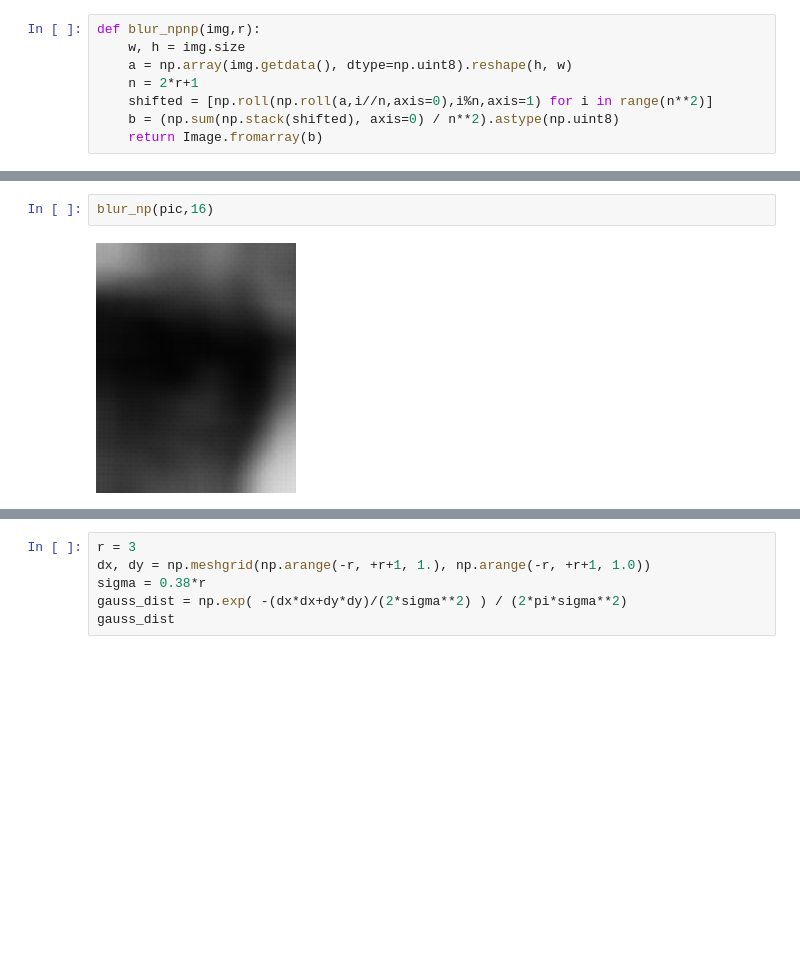
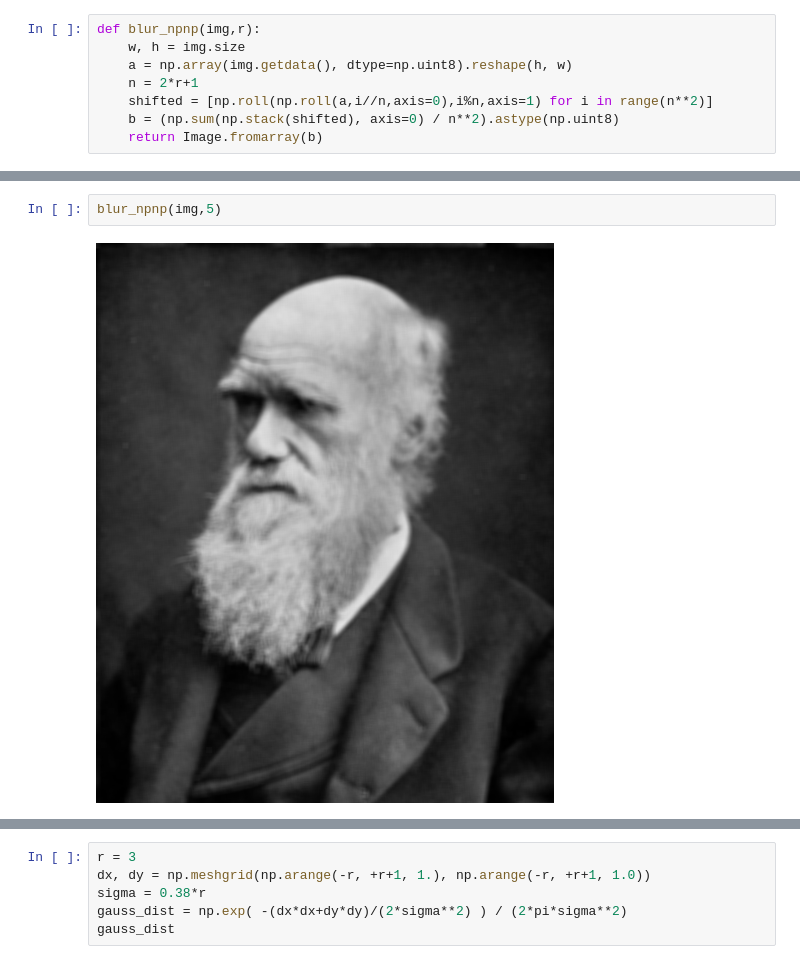
Before and after one commit to mivt18/02blur, a Jupyter notebook: 02blur.ipynb, the cells around one changed output, grey strips where cells are left out. Cells and saved outputs as stored; diff of their text form; blank space fills up the shorter version.

```diff
--- a/02blur.ipynb
+++ b/02blur.ipynb
@@ -71,4 +83,4 @@ blur_np(pic,10)
-# %%
-blur_np(pic,16)
-# %% [output]
-[figure, removed]
+# %%
+blur_npnp(img,5)
+# %% [output]
+[figure, added]
```
Also changed, not shown: parts of 12 cells of this notebook.
